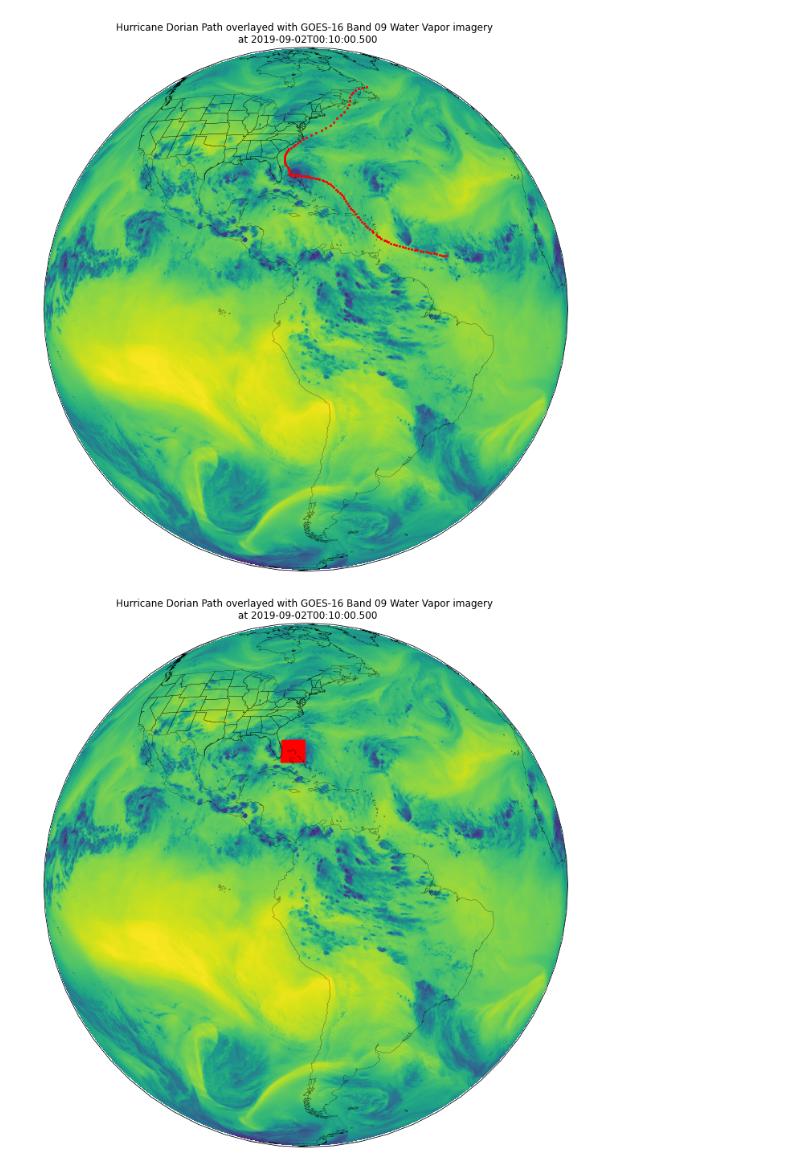
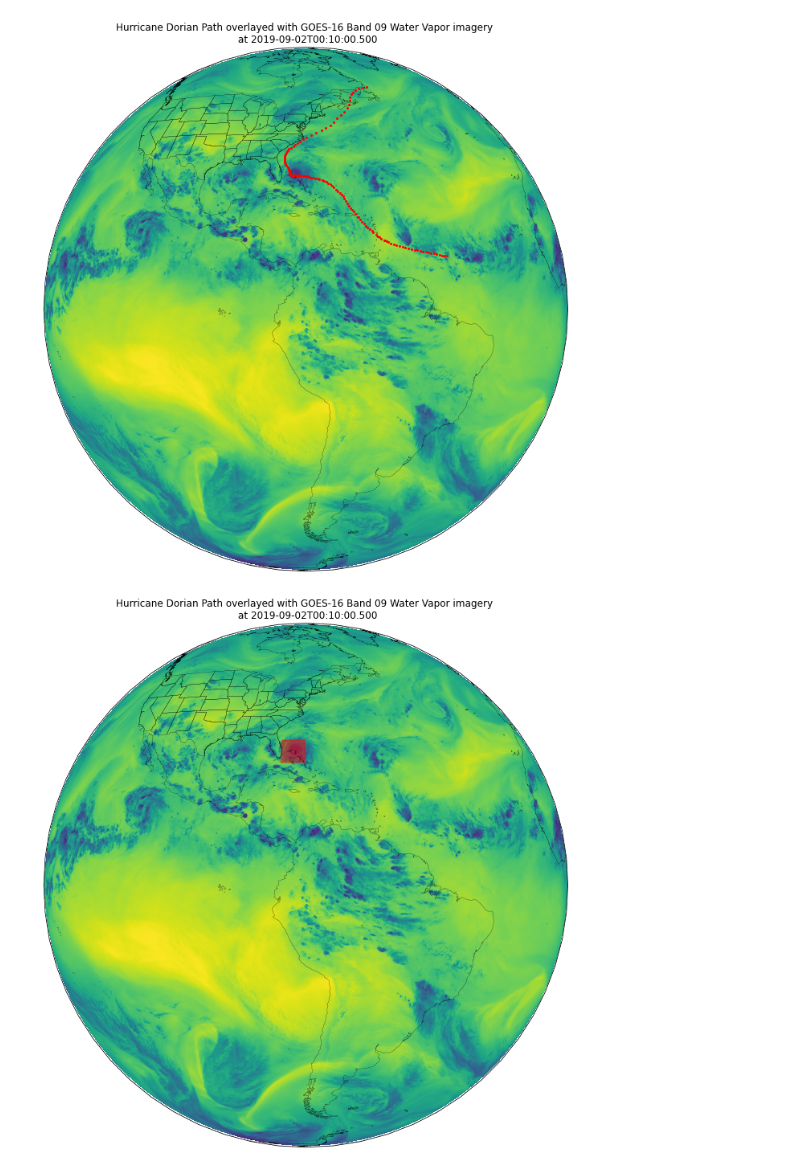
Before and after one commit to rmcsqrd/cyclone_classifier, a Jupyter notebook: data_explorer_example.ipynb, the cells around one changed output. Saved outputs shown, nothing was run; the diff lists cells and outputs as text; code cells hidden in the pictures.

```diff
--- a/data_explorer_example.ipynb
+++ b/data_explorer_example.ipynb
@@ -16,9 +16,9 @@ from datetime import timedelta
 from tqdm import tqdm
 # %%
 # next, start with loading storm data
-# stormfp = os.getcwd()+"/data/all_storm_data.nc"  # all storm data since 1800s
+# stormfp = os.getcwd()+"/data/exploration/all_storm_data.nc"  # all storm data since 1800s
 %matplotlib inline
-stormfp = os.getcwd()+"/data/IBTrACS.since1980.v04r00.nc"  # all storm data since 1980 (much smaller dataset)
+stormfp = os.getcwd()+"/data/exploration/IBTrACS.since1980.v04r00.nc"  # all storm data since 1980 (much smaller dataset)
 stormdata = xr.open_dataset(stormfp)
 stormdata
 # %% [output]
@@ -102,7 +102,7 @@ As you can see in the above map, there appears to be a tropical storm named Jobo
 Now that we've explored some tropical storm data, lets look at water vapor in the atmosphere
 # %%
 # next, load in GOES-15 WV data
-wvfp = "/Users/rmcmahon/dev/cyclone_classifier/data/dorian.nc"
+wvfp = "/Users/rmcmahon/dev/cyclone_classifier/data/exploration/dorian.nc"
 wv = xr.open_dataset(wvfp)
 wv_timestamp = np.datetime64(wv.date_created)
 print(wv_timestamp)
@@ -208,32 +208,32 @@ time_deltas = time_deltas[~np.isnat(time_deltas)]  # remove NaT values
 storm_time_idx = np.argmin(time_deltas)
 wv_storm.isel(date_time=[storm_time_idx])
 storm_lat = wv_storm.lat.values[0, storm_time_idx] # 2d, slice into a vector
 storm_lon = wv_storm.lon.values[0, storm_time_idx]
 
 # plot stuff
 dat = wv.metpy.parse_cf('CMI')
 geos = dat.metpy.cartopy_crs
 x = dat.x
 y = dat.y
 fig = plt.figure(figsize=(15, 12))
 
 # Create axis with Geostationary projection
 ax = plt.axes(projection=geos)
 plt.title("Hurricane Dorian Path overlayed with GOES-16 Band 09 Water Vapor imagery \n at {}".format(wv_timestamp))
 wv_data = wv['CMI'].data
 ax.imshow(wv_data, origin='upper', extent=(x.min(), x.max(), y.min(), y.max()), transform=geos)
 # Add Coastlines and States
 ax.coastlines(resolution='50m', color='black', linewidth=0.25)
 ax.add_feature(ccrs.cartopy.feature.STATES, linewidth=0.25)
 
 # ax.plot(storm_lon,storm_lat, markersize=2, marker='o', color='red', transform=ccrs.Geodetic())  # do this to plot a dot
 import matplotlib.patches as patches
 patch_size = 5
 patch_center = [i-patch_size/2 for i in (storm_lon, storm_lat)]
-rect = patches.Rectangle(patch_center, patch_size, patch_size, linewidth=1, edgecolor='r', facecolor='r', transform=ccrs.Geodetic())
+rect = patches.Rectangle(patch_center, patch_size, patch_size, linewidth=1, edgecolor='r', facecolor='r', alpha=0.5, transform=ccrs.Geodetic())
 
 # Add the patch to the Axes
 ax.add_patch(rect)
 plt.show()
 # %% [output]
-[figure, old version]
+[figure, new version]
```
Also changed, not shown: 1 other file.
